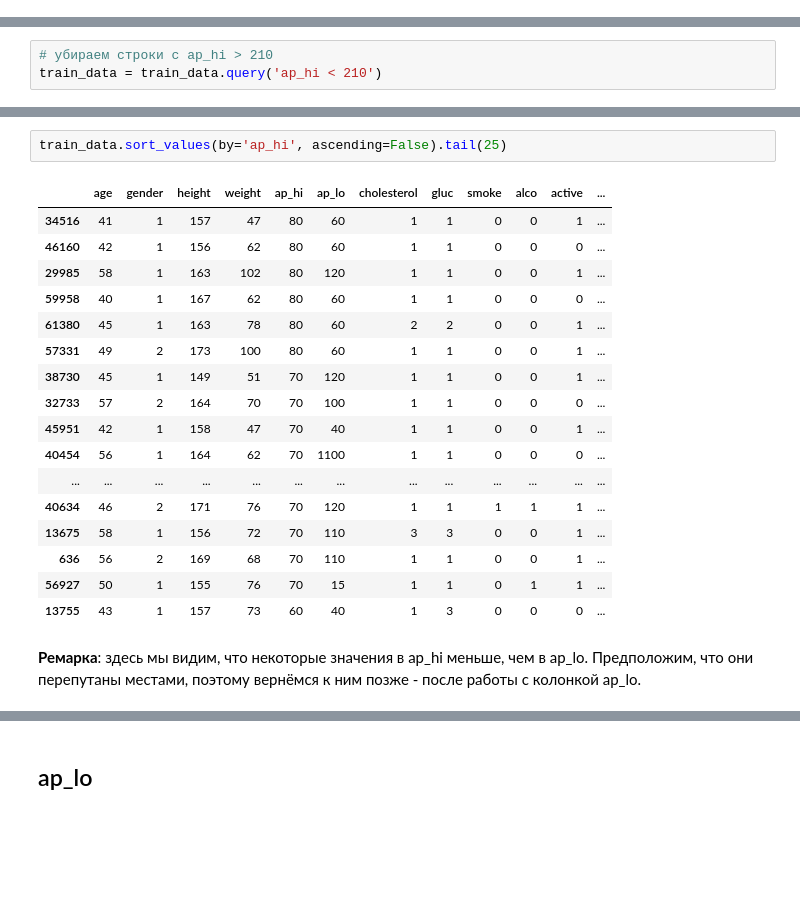
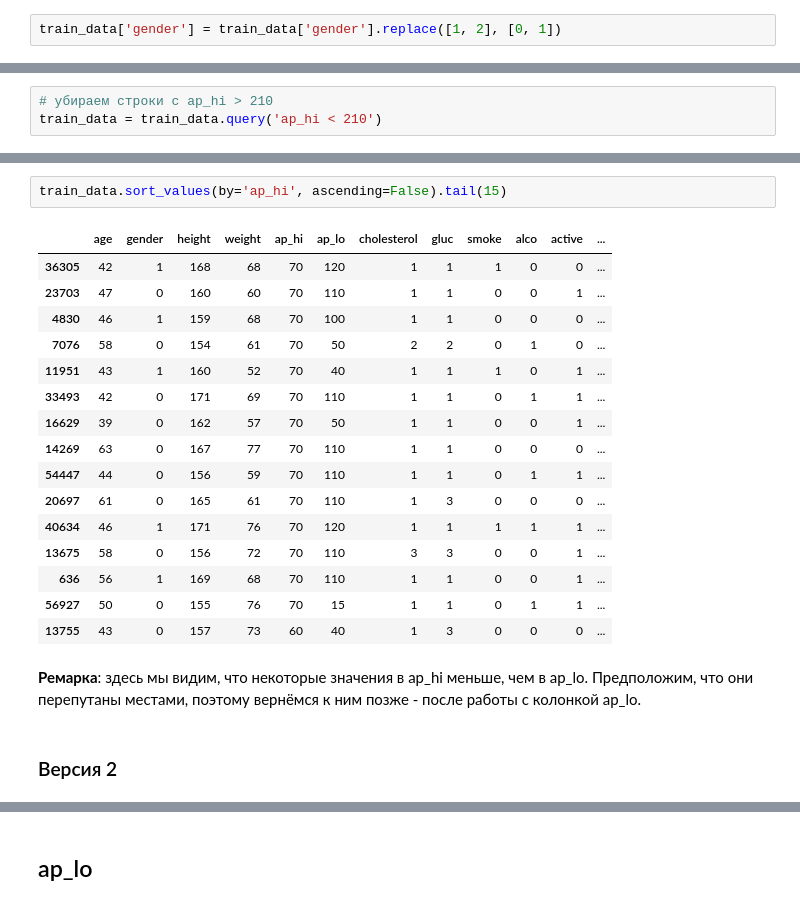
Before and after one commit to Vasart-ds/heart_disease_prediction, a Jupyter notebook: ya_workshop_hotel_cancelation.ipynb, the cells around one changed output, grey strips where cells are left out. Saved outputs shown, nothing was run; the diff lists cells and outputs as text; blank space fills up the shorter version.

```diff
--- a/ya_workshop_hotel_cancelation.ipynb
+++ b/ya_workshop_hotel_cancelation.ipynb
@@ -161,0 +176,2 @@ train_data.boxplot(figsize=(10,8))
+# %%
+train_data['gender'] = train_data['gender'].replace([1, 2], [0, 1])
@@ -270,22 +307,23 @@ boxplot_col('ap_hi');
 # %%
-train_data.sort_values(by='ap_hi', ascending=False).tail(25)
+train_data.sort_values(by='ap_hi', ascending=False).tail(15)
 # %% [output]
 |  | age | gender | height | weight | ap_hi | ap_lo | cholesterol | gluc | smoke | alco | active | ... |
-| 34516 | 41 | 1 | 157 | 47 | 80 | 60 | 1 | 1 | 0 | 0 | 1 | ... |
-| 46160 | 42 | 1 | 156 | 62 | 80 | 60 | 1 | 1 | 0 | 0 | 0 | ... |
-| 29985 | 58 | 1 | 163 | 102 | 80 | 120 | 1 | 1 | 0 | 0 | 1 | ... |
-| 59958 | 40 | 1 | 167 | 62 | 80 | 60 | 1 | 1 | 0 | 0 | 0 | ... |
-| 61380 | 45 | 1 | 163 | 78 | 80 | 60 | 2 | 2 | 0 | 0 | 1 | ... |
-| 57331 | 49 | 2 | 173 | 100 | 80 | 60 | 1 | 1 | 0 | 0 | 1 | ... |
-| 38730 | 45 | 1 | 149 | 51 | 70 | 120 | 1 | 1 | 0 | 0 | 1 | ... |
-| 32733 | 57 | 2 | 164 | 70 | 70 | 100 | 1 | 1 | 0 | 0 | 0 | ... |
-| 45951 | 42 | 1 | 158 | 47 | 70 | 40 | 1 | 1 | 0 | 0 | 1 | ... |
-| 40454 | 56 | 1 | 164 | 62 | 70 | 1100 | 1 | 1 | 0 | 0 | 0 | ... |
-| ... | ... | ... | ... | ... | ... | ... | ... | ... | ... | ... | ... | ... |
-| 40634 | 46 | 2 | 171 | 76 | 70 | 120 | 1 | 1 | 1 | 1 | 1 | ... |
-| 13675 | 58 | 1 | 156 | 72 | 70 | 110 | 3 | 3 | 0 | 0 | 1 | ... |
-| 636 | 56 | 2 | 169 | 68 | 70 | 110 | 1 | 1 | 0 | 0 | 1 | ... |
-| 56927 | 50 | 1 | 155 | 76 | 70 | 15 | 1 | 1 | 0 | 1 | 1 | ... |
-| 13755 | 43 | 1 | 157 | 73 | 60 | 40 | 1 | 3 | 0 | 0 | 0 | ... |
+| 36305 | 42 | 1 | 168 | 68 | 70 | 120 | 1 | 1 | 1 | 0 | 0 | ... |
+| 23703 | 47 | 0 | 160 | 60 | 70 | 110 | 1 | 1 | 0 | 0 | 1 | ... |
+| 4830 | 46 | 1 | 159 | 68 | 70 | 100 | 1 | 1 | 0 | 0 | 0 | ... |
+| 7076 | 58 | 0 | 154 | 61 | 70 | 50 | 2 | 2 | 0 | 1 | 0 | ... |
+| 11951 | 43 | 1 | 160 | 52 | 70 | 40 | 1 | 1 | 1 | 0 | 1 | ... |
+| 33493 | 42 | 0 | 171 | 69 | 70 | 110 | 1 | 1 | 0 | 1 | 1 | ... |
+| 16629 | 39 | 0 | 162 | 57 | 70 | 50 | 1 | 1 | 0 | 0 | 1 | ... |
+| 14269 | 63 | 0 | 167 | 77 | 70 | 110 | 1 | 1 | 0 | 0 | 0 | ... |
+| 54447 | 44 | 0 | 156 | 59 | 70 | 110 | 1 | 1 | 0 | 1 | 1 | ... |
+| 20697 | 61 | 0 | 165 | 61 | 70 | 110 | 1 | 3 | 0 | 0 | 0 | ... |
+| 40634 | 46 | 1 | 171 | 76 | 70 | 120 | 1 | 1 | 1 | 1 | 1 | ... |
+| 13675 | 58 | 0 | 156 | 72 | 70 | 110 | 3 | 3 | 0 | 0 | 1 | ... |
+| 636 | 56 | 1 | 169 | 68 | 70 | 110 | 1 | 1 | 0 | 0 | 1 | ... |
+| 56927 | 50 | 0 | 155 | 76 | 70 | 15 | 1 | 1 | 0 | 1 | 1 | ... |
+| 13755 | 43 | 0 | 157 | 73 | 60 | 40 | 1 | 3 | 0 | 0 | 0 | ... |
 # %% [markdown]
 **Ремарка**: здесь мы видим, что некоторые значения в ap_hi меньше, чем в ap_lo. Предположим, что они перепутаны местами, поэтому вернёмся к ним позже - после работы с колонкой ap_lo.
+# %% [markdown]
+### Версия 2 ###
```
Also changed, not shown: parts of 75 cells of this notebook, 2 other files.
